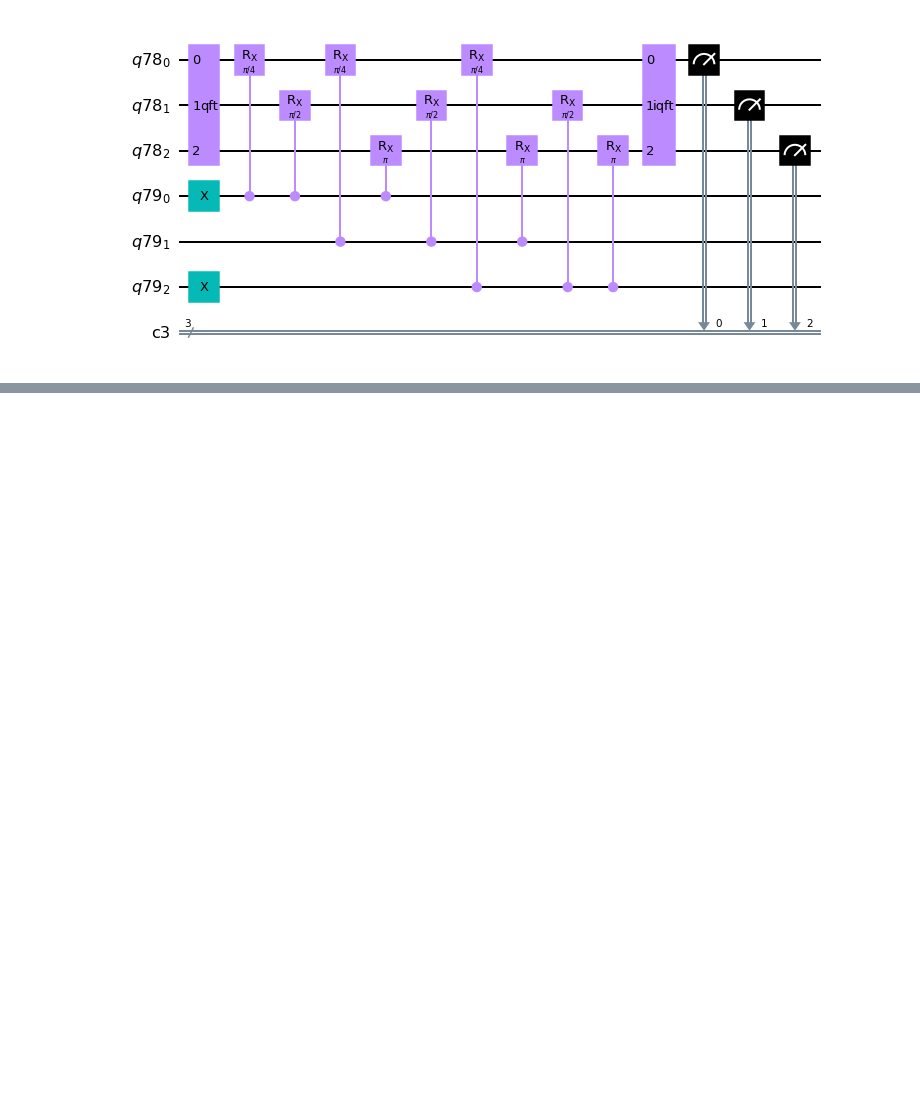
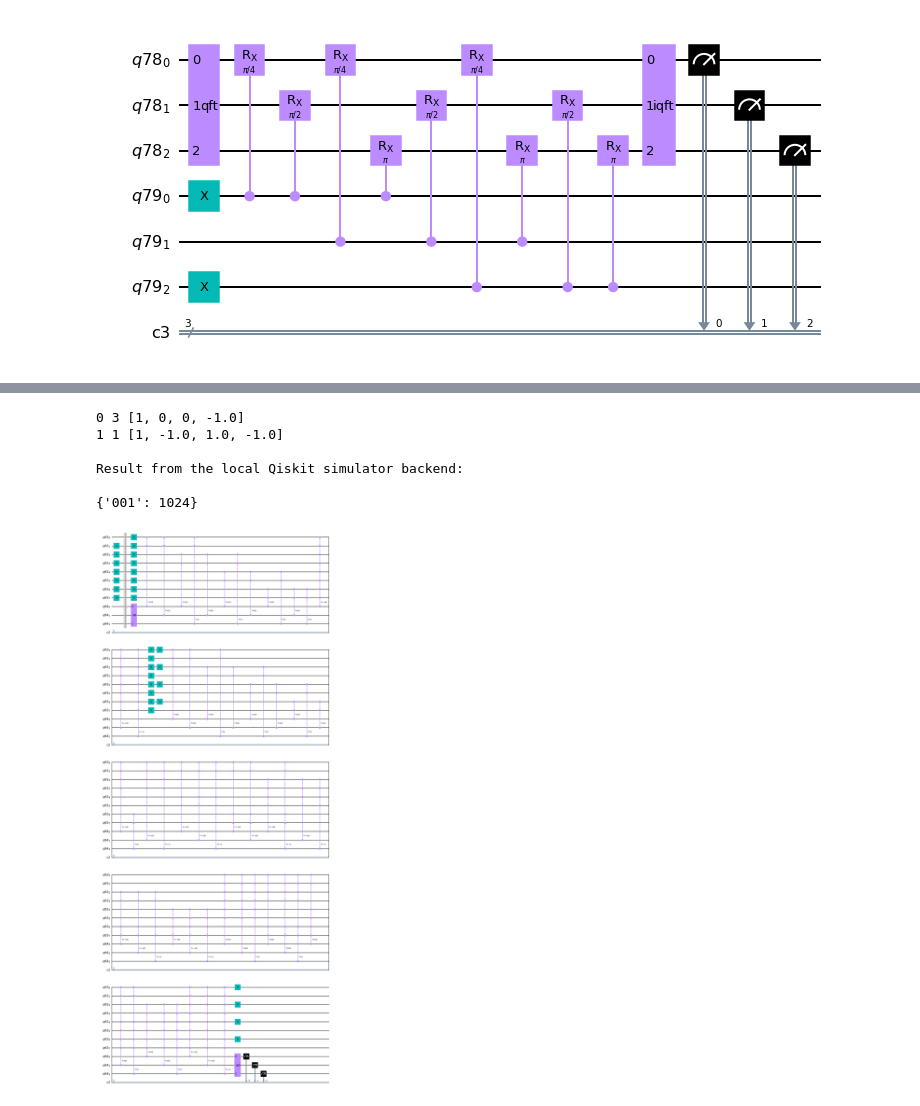
Before and after one commit to drobiu/quantum-project, a Jupyter notebook: notebooks/test_arithmetic.ipynb, the cells around one changed output, grey strips where cells are left out. Saved outputs shown, nothing was run; the diff lists cells and outputs as text; code cells hidden in the pictures; blank space fills up the shorter version.

```diff
--- a/notebooks/test_arithmetic.ipynb
+++ b/notebooks/test_arithmetic.ipynb
@@ -69,3 +71,32 @@ run_qc(qc)
 qc.draw(output="mpl")
 # %%
 FCP(4, 2).draw(output="mpl")
+# %%
+q = QuantumRegister(8)
+b = QuantumRegister(3)
+c = ClassicalRegister(3)
+qc = QuantumCircuit(q, b, c)
+
+# 10, 11, 11, 11
+
+qc.x(q[1])
+qc.x(q[2:8])
+qc.barrier()
+
+# [0, 0, 0, 1] = 11, 11, 11, 10
+
+qc = oracle_b(qc, q, b, [0, 0, 0, 1])
+
+# Should equal 110
+qc.measure(b[:], c[:])
+
+run_qc(qc, with_QI=False)
+qc.draw(output="mpl")
+# %% [output]
+0 3 [1, 0, 0, -1.0]
+1 1 [1, -1.0, 1.0, -1.0]
+
+Result from the local Qiskit simulator backend:
+
+{'001': 1024}
+[figure, added]
```
Also changed, not shown: parts of 1 cell of this notebook, 3 other files.
